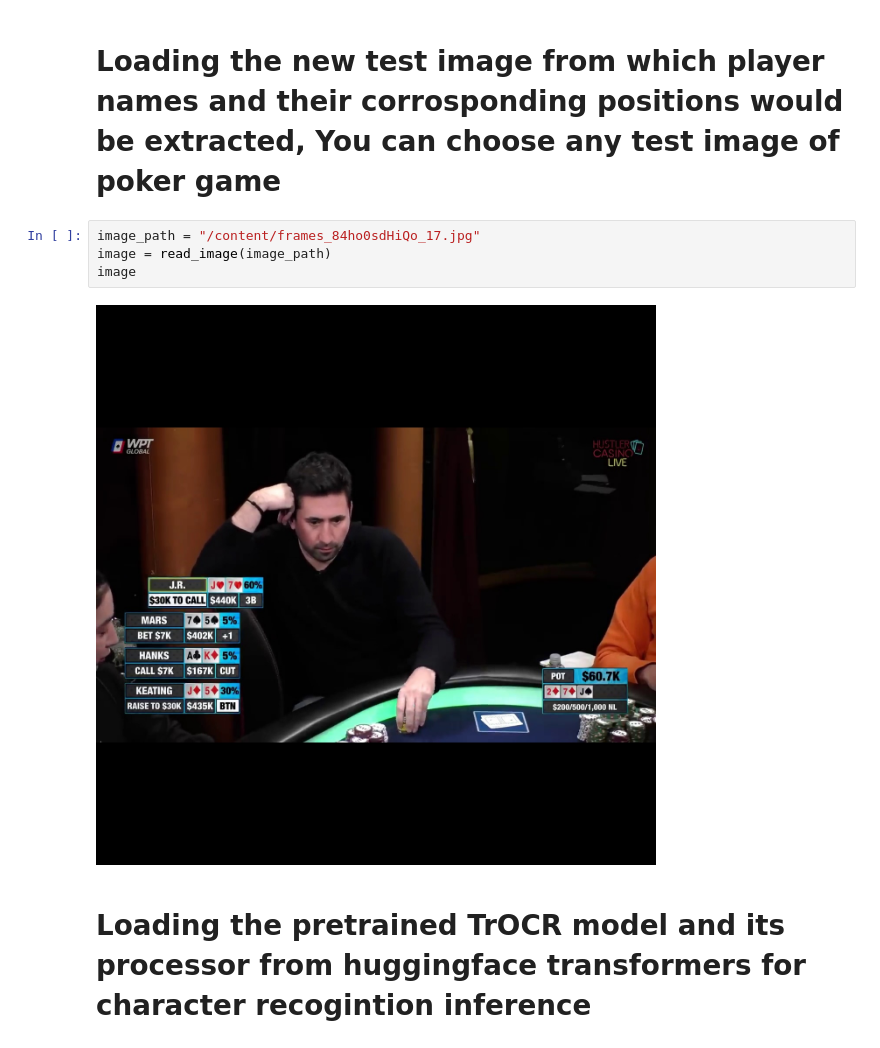
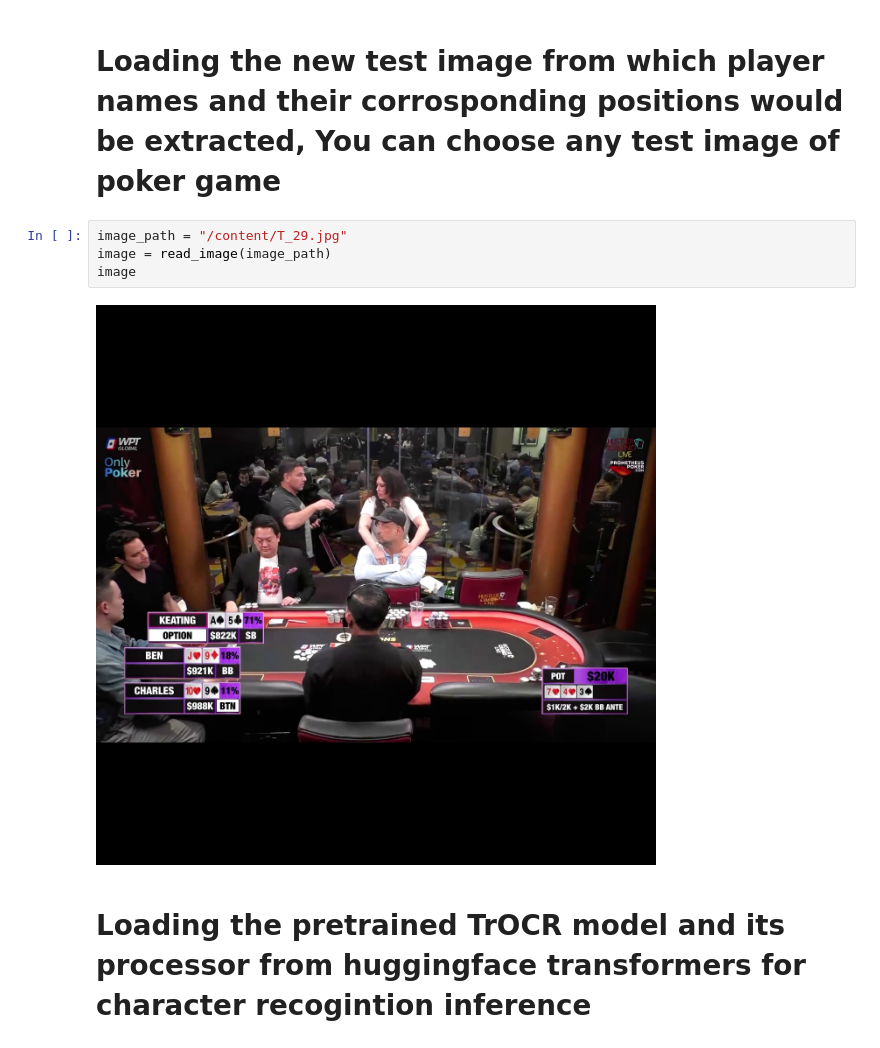
Before and after one commit to Csfifty23/Funavry-Poker-Solution, a Jupyter notebook: Funavry_Poker_Solution.ipynb, the cells around one changed output. Cells and saved outputs as stored; diff of their text form.

```diff
--- a/Funavry_Poker_Solution.ipynb
+++ b/Funavry_Poker_Solution.ipynb
@@ -130,11 +145,11 @@ image
 # %% [markdown]
 # **Loading the new test image from which player names and their corrosponding positions would be extracted, You can choose any test image of poker game**
 # %%
-image_path = "/content/frames_84ho0sdHiQo_17.jpg"
+image_path = "/content/T_29.jpg"
 image = read_image(image_path)
 image
 # %% [output]
-[figure, old version]
+[figure, new version]
 # %% [markdown]
 # **Loading the pretrained TrOCR model and its processor from huggingface transformers for character recogintion inference**
 # %%
```
Also changed, not shown: parts of 16 cells of this notebook.
